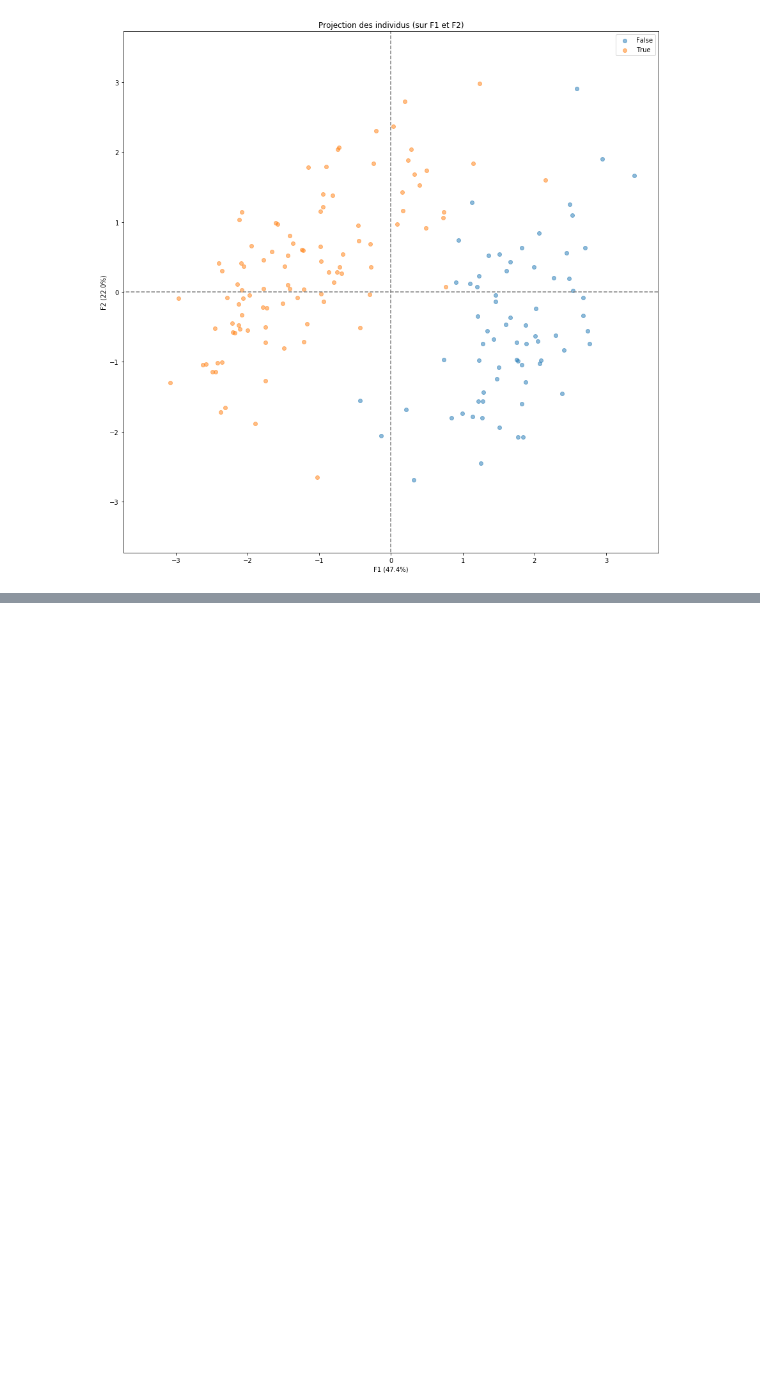
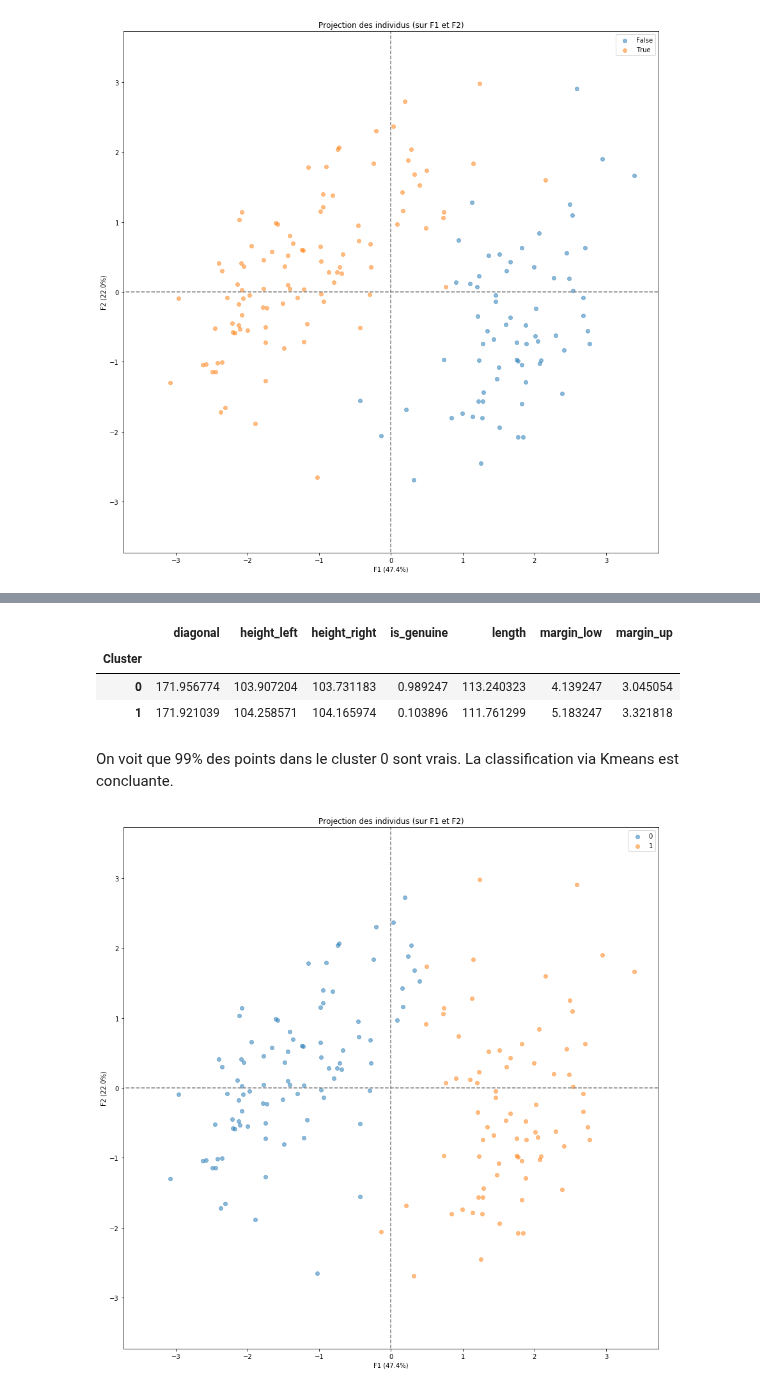
Before and after one commit to Sh4mSh4m/OCR_DA_proj6, a Jupyter notebook: Projet 6.ipynb, the cells around one changed output, grey strips where cells are left out. Saved outputs shown, nothing was run; the diff lists cells and outputs as text; code cells hidden in the pictures; blank space fills up the shorter version.

```diff
--- a/Projet 6.ipynb
+++ b/Projet 6.ipynb
@@ -167,0 +349,4 @@ PCA(copy=True, iterated_power='auto', n_components=6, random_state=None,
+# %%
+from sklearn.cluster import KMeans
+km=KMeans(2)
+km.fit(X_scaled)
@@ -167,0 +357,2 @@ PCA(copy=True, iterated_power='auto', n_components=6, random_state=None,
+# %%
+data_raw["Cluster"]= km.labels_
@@ -167,0 +375,13 @@ PCA(copy=True, iterated_power='auto', n_components=6, random_state=None,
+# %%
+data_raw.pivot_table(index='Cluster',  aggfunc='mean')
+# %% [output]
+|  | diagonal | height_left | height_right | is_genuine | length | margin_low | margin_up |
+| Cluster |  |  |  |  |  |  |  |
+| 0 | 171.956774 | 103.907204 | 103.731183 | 0.989247 | 113.240323 | 4.139247 | 3.045054 |
+| 1 | 171.921039 | 104.258571 | 104.165974 | 0.103896 | 111.761299 | 5.183247 | 3.321818 |
+# %% [markdown]
+On voit que 99% des points dans le cluster 0 sont vrais. La classification via Kmeans est concluante.
+# %%
+display_factorial_planes(X_projected, 6, pca, [(0,1)], alpha = 0.5, illustrative_var= data_raw['Cluster'])
+# %% [output]
+[figure, added]
```
Also changed, not shown: parts of 29 cells of this notebook, 1 other file.
